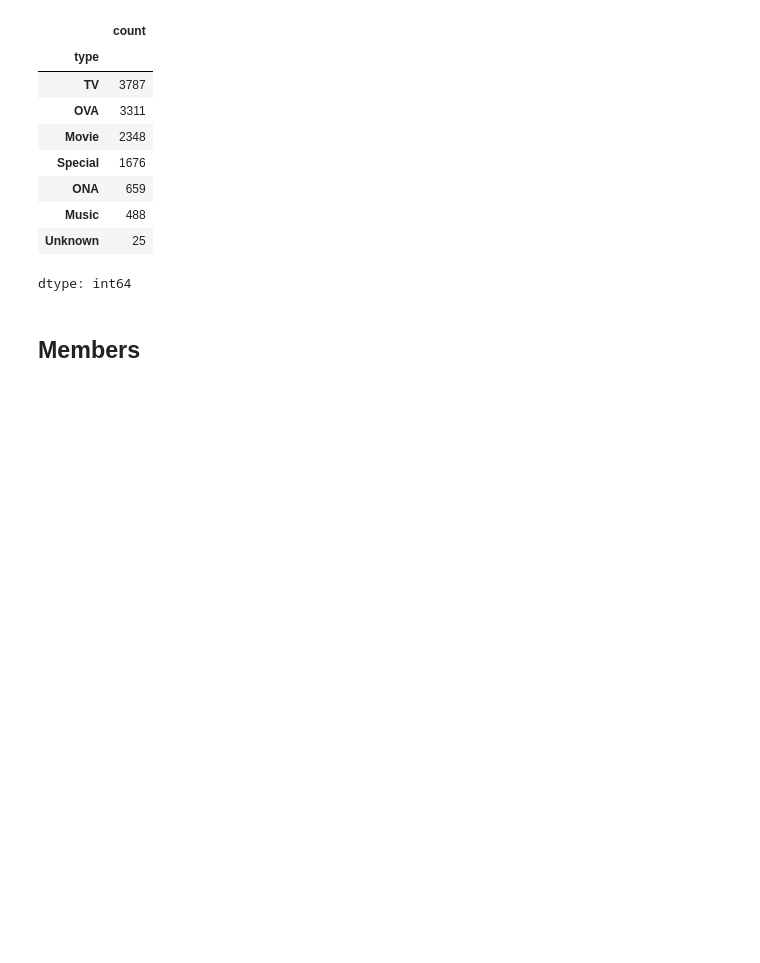
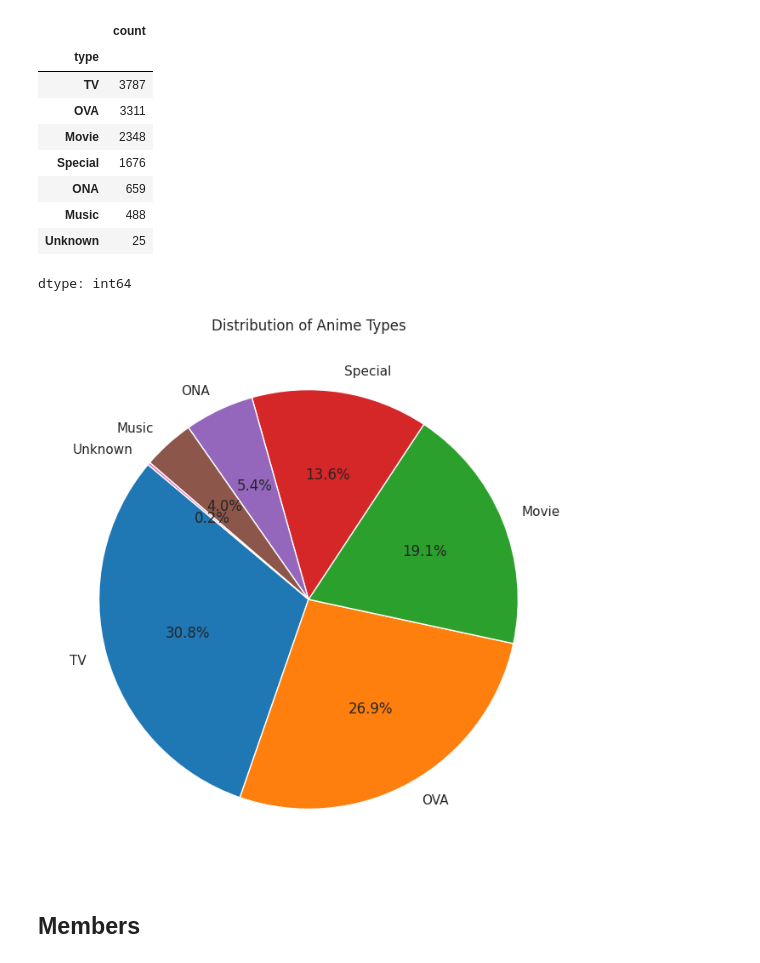
Before and after one commit to bhardwajharsh07/Anime-Recommendation-System, a Jupyter notebook: Anime_Recommendation_System.ipynb, the cells around one changed output. Cells and saved outputs as stored; diff of their text form; code cells hidden in the pictures; blank space fills up the shorter version.

```diff
--- a/Anime_Recommendation_System.ipynb
+++ b/Anime_Recommendation_System.ipynb
@@ -278,6 +294,16 @@ df['type'].value_counts()
 | Music | 488 |
 | Unknown | 25 |
 dtype: int64
+# %%
+type_counts = df["type"].value_counts()
+
+plt.figure(figsize=(8, 8))
+colors = sns.color_palette("tab10", len(type_counts))
+plt.pie(type_counts,labels=type_counts.index,autopct='%1.1f%%',startangle=140,colors=colors)
+plt.title("Distribution of Anime Types")
+plt.show()
+# %% [output]
+[figure, added]
 # %% [markdown]
 ## Members
 # %%
```
Also changed, not shown: parts of 8 cells of this notebook.
